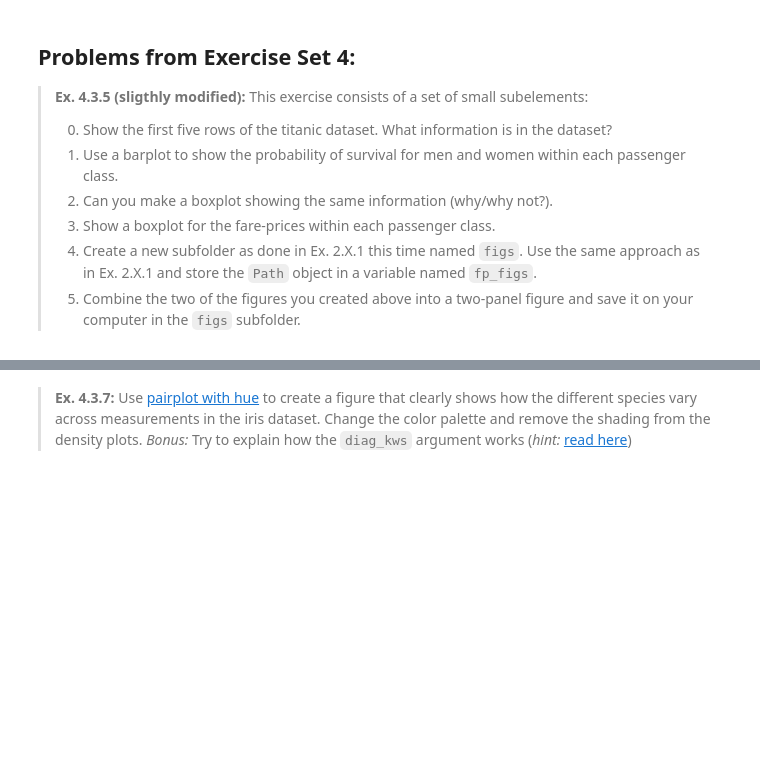
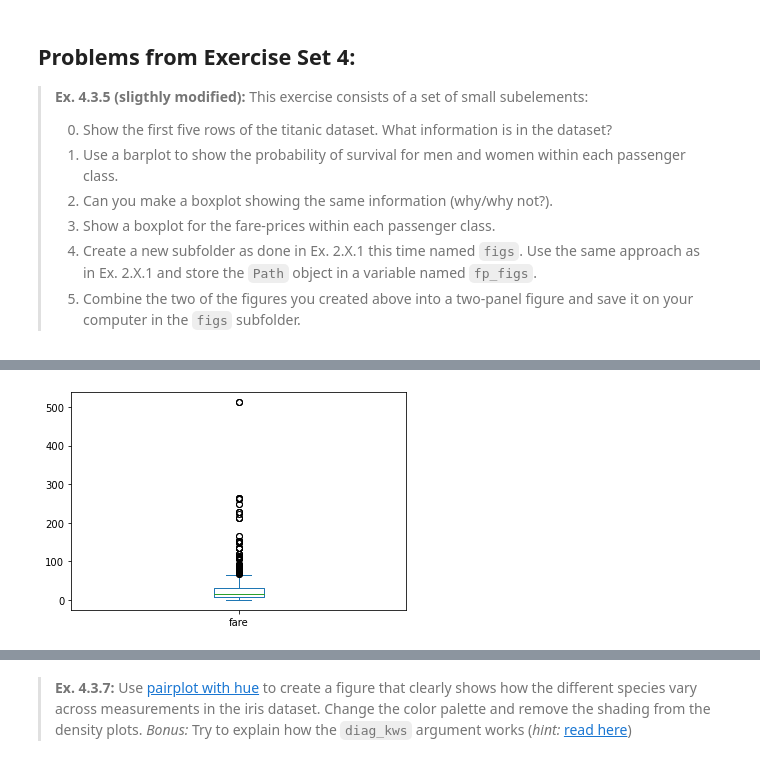
Before and after one commit to txg194/Qwe, a Jupyter notebook: Assignment 1/assignment_1.ipynb, the cells around one changed output, grey strips where cells are left out. Drawn from its saved outputs; the diff is of its cells as text; code cells hidden in the pictures; blank space fills up the shorter version.

```diff
--- a/Assignment 1/assignment_1.ipynb
+++ b/Assignment 1/assignment_1.ipynb
@@ -456,3 +477,7 @@ raise NotImplementedError()
+# %%
+titanic["fare"].plot(kind = "box");
+# %% [output]
+[figure, added]
 # %% [markdown]
 > **Ex. 4.3.6:** Using the iris flower dataset, draw a scatterplot of sepal length and petal length. Include a second order polynomial fitted to the data. Add a title to the plot and rename the axis labels.
 >
```
Also changed, not shown: parts of 5 cells of this notebook.
